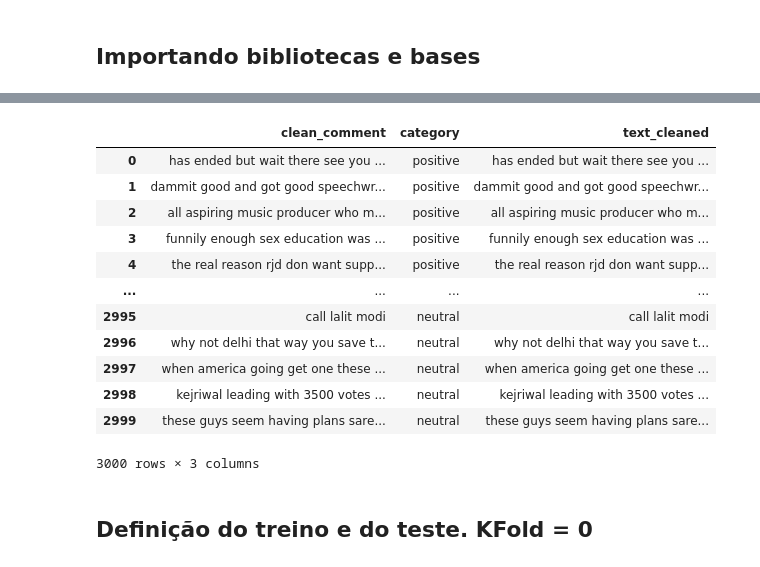
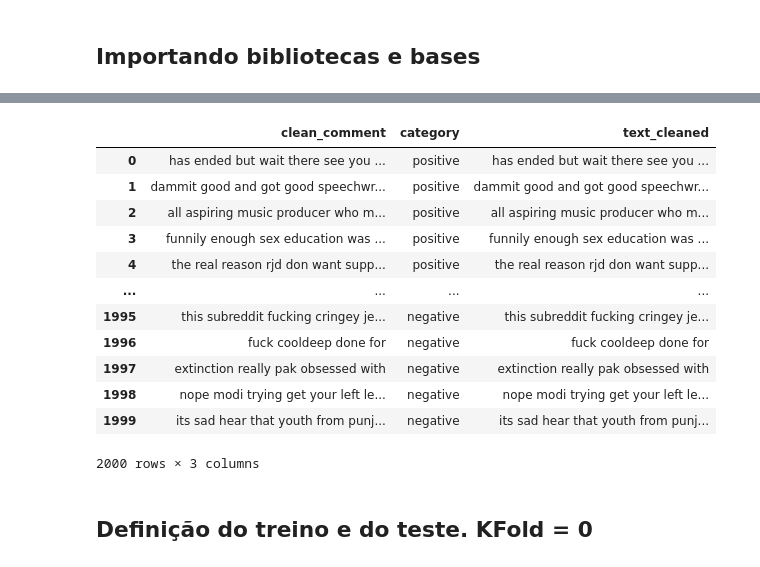
Before and after one commit to hfernandesss/TCC, a Jupyter notebook: gerador_prompt.ipynb, the cells around one changed output, grey strips where cells are left out. Saved outputs shown, nothing was run; the diff lists cells and outputs as text; code cells hidden in the pictures.

```diff
--- a/gerador_prompt.ipynb
+++ b/gerador_prompt.ipynb
@@ -84,23 +84,23 @@ model = SentenceTransformer('all-mpnet-base-v2')
 # %%
 category_mapping = {1: 'positive', 0: 'neutral', -1: 'negative'}
 df['category'] = df['category'].map(category_mapping)
 # Ativar linha quando for retirar a categoria neutral
-# df = df[df['category']!='neutral'].reset_index(drop=True)
+df = df[df['category']!='neutral'].reset_index(drop=True)
 df
 # %% [output]
 |  | clean_comment | category | text_cleaned |
 | 0 | has ended but wait there see you ... | positive | has ended but wait there see you ... |
 | 1 | dammit good and got good speechwr... | positive | dammit good and got good speechwr... |
 | 2 | all aspiring music producer who m... | positive | all aspiring music producer who m... |
 | 3 | funnily enough sex education was ... | positive | funnily enough sex education was ... |
 | 4 | the real reason rjd don want supp... | positive | the real reason rjd don want supp... |
 | ... | ... | ... | ... |
-| 2995 | call lalit modi | neutral | call lalit modi |
-| 2996 | why not delhi that way you save t... | neutral | why not delhi that way you save t... |
-| 2997 | when america going get one these ... | neutral | when america going get one these ... |
-| 2998 | kejriwal leading with 3500 votes ... | neutral | kejriwal leading with 3500 votes ... |
-| 2999 | these guys seem having plans sare... | neutral | these guys seem having plans sare... |
+| 1995 | this subreddit fucking cringey je... | negative | this subreddit fucking cringey je... |
+| 1996 | fuck cooldeep done for | negative | fuck cooldeep done for |
+| 1997 | extinction really pak obsessed with | negative | extinction really pak obsessed with |
+| 1998 | nope modi trying get your left le... | negative | nope modi trying get your left le... |
+| 1999 | its sad hear that youth from punj... | negative | its sad hear that youth from punj... |
-3000 rows × 3 columns
+2000 rows × 3 columns
 # %% [markdown]
 ## Definição do treino e do teste. KFold = 0
 # %%
```
Also changed, not shown: parts of 3 cells of this notebook.
